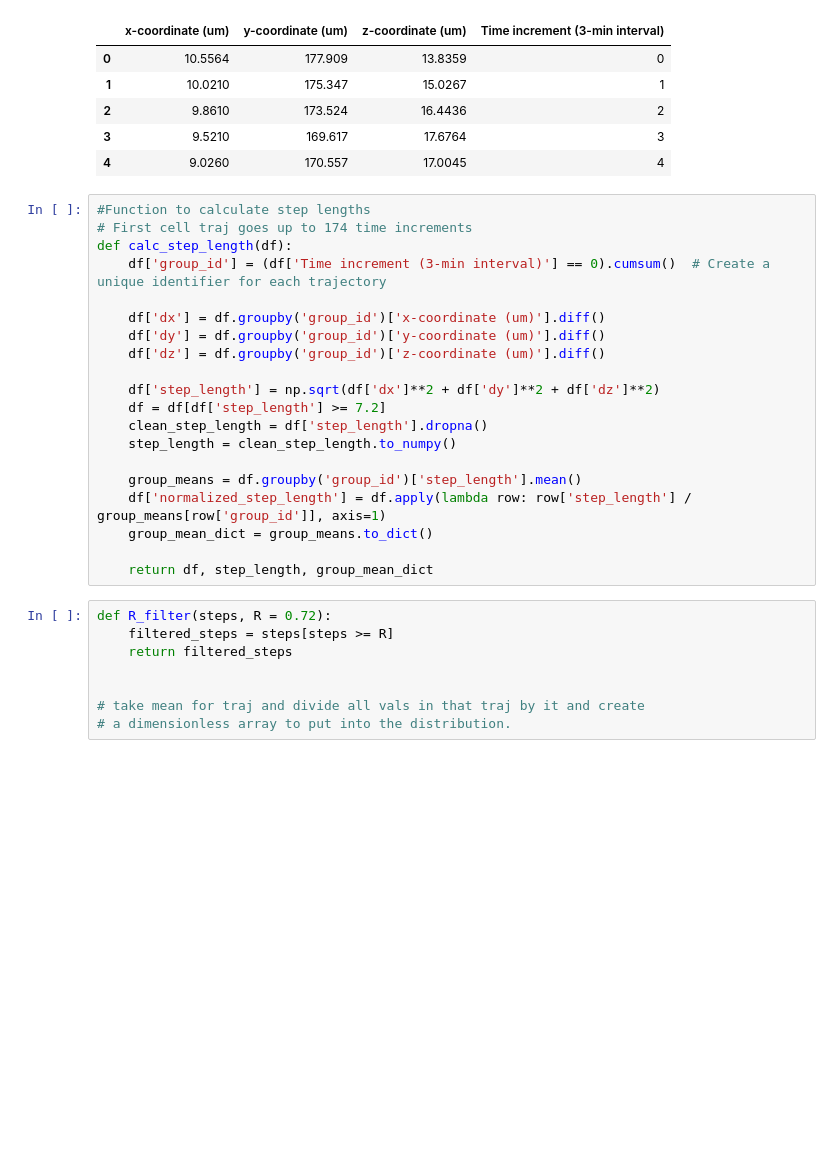
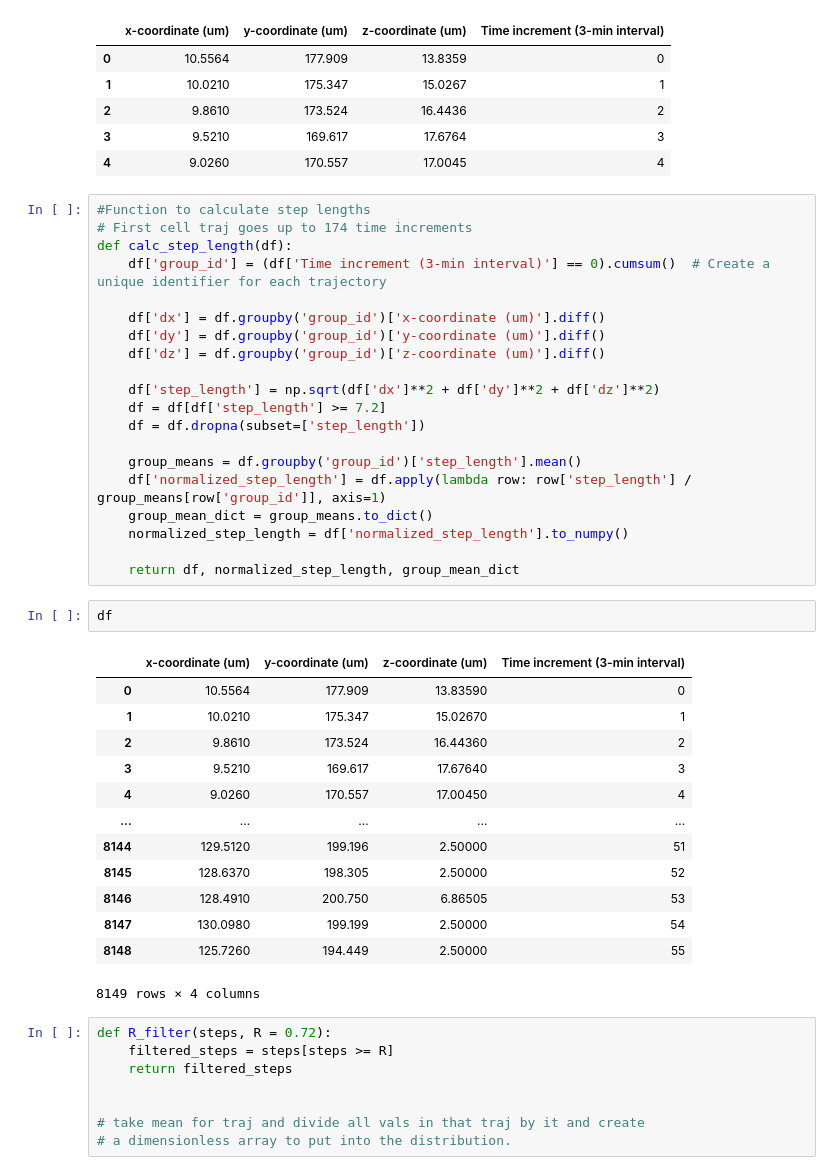
Before and after one commit to dz1921/RANDOMWALK, a Jupyter notebook: Distribution_Building.ipynb, the cells around one changed output. Saved outputs shown, nothing was run; the diff lists cells and outputs as text; blank space fills up the shorter version.

```diff
--- a/Distribution_Building.ipynb
+++ b/Distribution_Building.ipynb
@@ -30,14 +30,30 @@ def calc_step_length(df):
 
     df['step_length'] = np.sqrt(df['dx']**2 + df['dy']**2 + df['dz']**2)
     df = df[df['step_length'] >= 7.2]
-    clean_step_length = df['step_length'].dropna()
-    step_length = clean_step_length.to_numpy()
+    df = df.dropna(subset=['step_length'])
 
     group_means = df.groupby('group_id')['step_length'].mean()
     df['normalized_step_length'] = df.apply(lambda row: row['step_length'] / group_means[row['group_id']], axis=1)
     group_mean_dict = group_means.to_dict()
+    normalized_step_length = df['normalized_step_length'].to_numpy()
 
-    return df, step_length, group_mean_dict
+    return df, normalized_step_length, group_mean_dict
+# %%
+df
+# %% [output]
+|  | x-coordinate (um) | y-coordinate (um) | z-coordinate (um) | Time increment (3-min interval) |
+| 0 | 10.5564 | 177.909 | 13.83590 | 0 |
+| 1 | 10.0210 | 175.347 | 15.02670 | 1 |
+| 2 | 9.8610 | 173.524 | 16.44360 | 2 |
+| 3 | 9.5210 | 169.617 | 17.67640 | 3 |
+| 4 | 9.0260 | 170.557 | 17.00450 | 4 |
+| ... | ... | ... | ... | ... |
+| 8144 | 129.5120 | 199.196 | 2.50000 | 51 |
+| 8145 | 128.6370 | 198.305 | 2.50000 | 52 |
+| 8146 | 128.4910 | 200.750 | 6.86505 | 53 |
+| 8147 | 130.0980 | 199.199 | 2.50000 | 54 |
+| 8148 | 125.7260 | 194.449 | 2.50000 | 55 |
+8149 rows × 4 columns
 # %%
 def R_filter(steps, R = 0.72):
     filtered_steps = steps[steps >= R]
```
Also changed, not shown: parts of 11 cells of this notebook.
